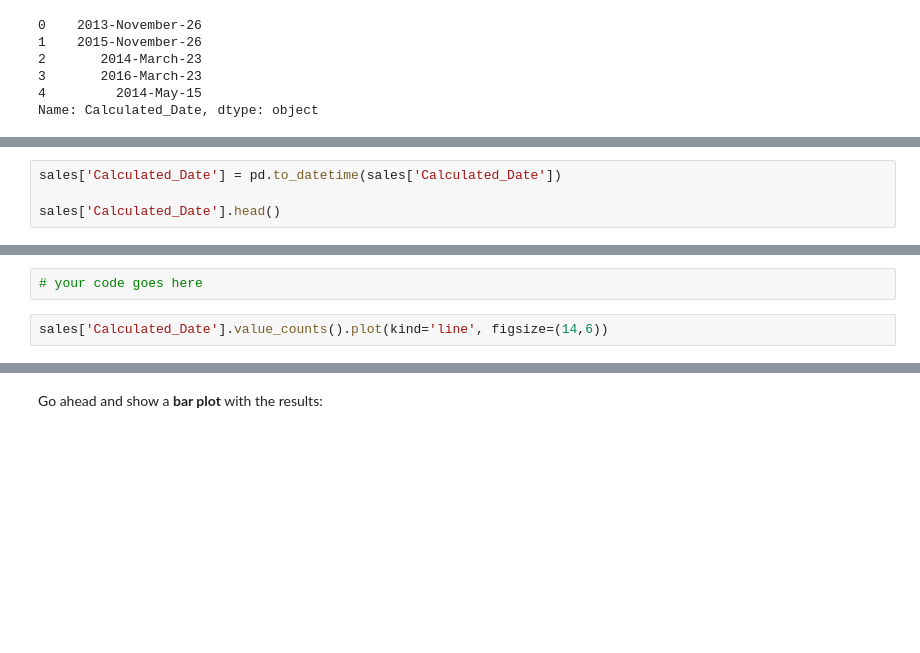
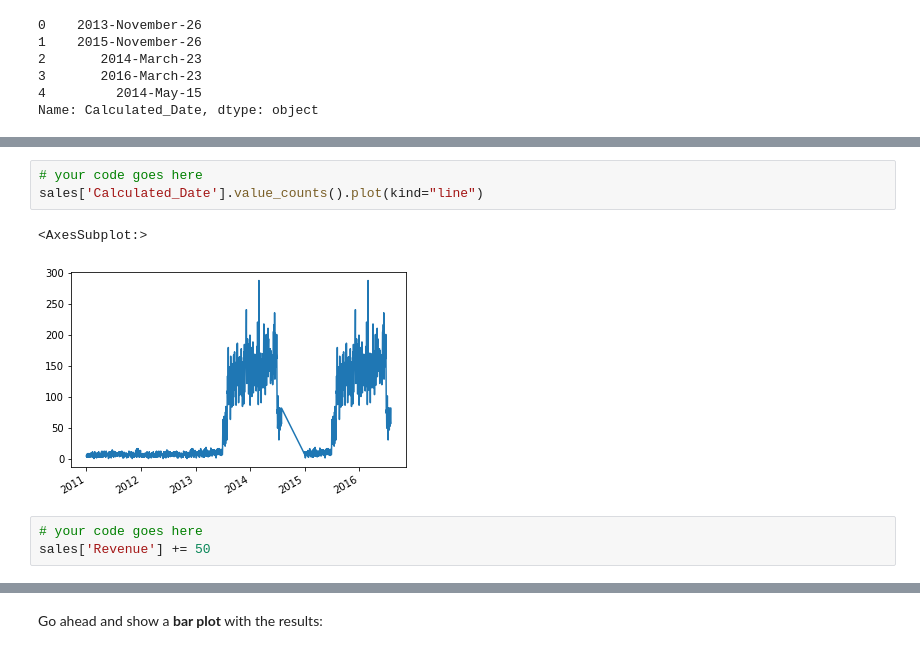
Before and after one commit to juneharold/MLintro, a Jupyter notebook: Data_Science/Data_Analysis_FCC/Exercises_1.ipynb, the cells around one changed output, grey strips where cells are left out. Drawn from its saved outputs; the diff is of its cells as text; blank space fills up the shorter version.

```diff
--- a/Data_Science/Data_Analysis_FCC/Exercises_1.ipynb
+++ b/Data_Science/Data_Analysis_FCC/Exercises_1.ipynb
@@ -265,14 +274,15 @@ Name: Calculated_Date, dtype: object
-# %%
-sales['Calculated_Date'] = pd.to_datetime(sales['Calculated_Date'])
-
-sales['Calculated_Date'].head()
 # %% [markdown]
 ![green-divider](https://user-images.githubusercontent.com/7065401/52071924-c003ad80-2562-11e9-8297-1c6595f8a7ff.png)
 
 ### How did sales evolve through the years?
 
 Show a <b>line plot</b> using `Calculated_Date` column as the x-axis and the count of sales as the y-axis.
+# %%
+# your code goes here
+sales['Calculated_Date'].value_counts().plot(kind="line")
+# %% [output]
+<AxesSubplot:>
+[figure, added]
 # %%
-# your code goes here
+# your code goes here
+sales['Revenue'] += 50
-# %%
-sales['Calculated_Date'].value_counts().plot(kind='line', figsize=(14,6))
```
Also changed, not shown: parts of 46 cells of this notebook.
